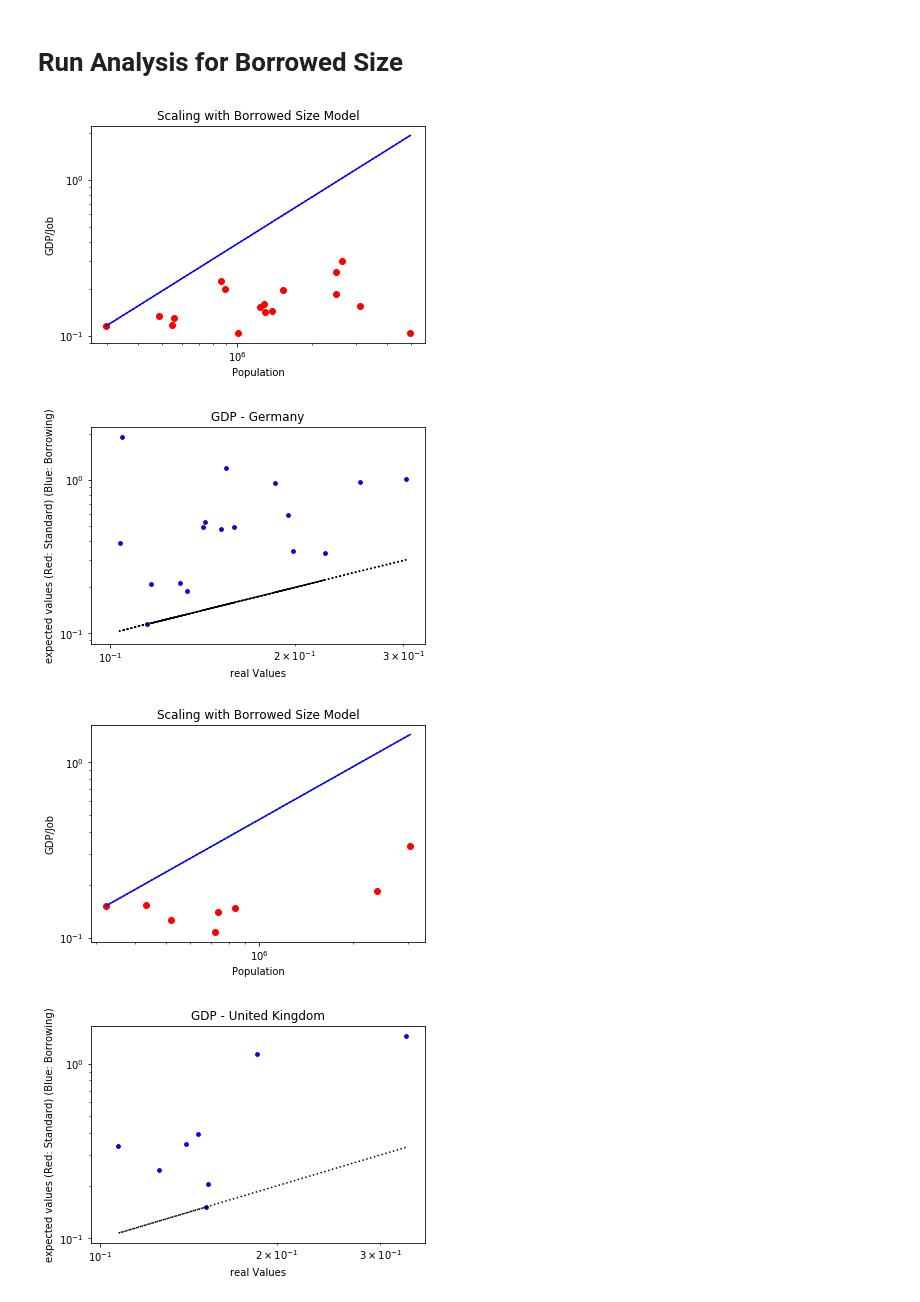
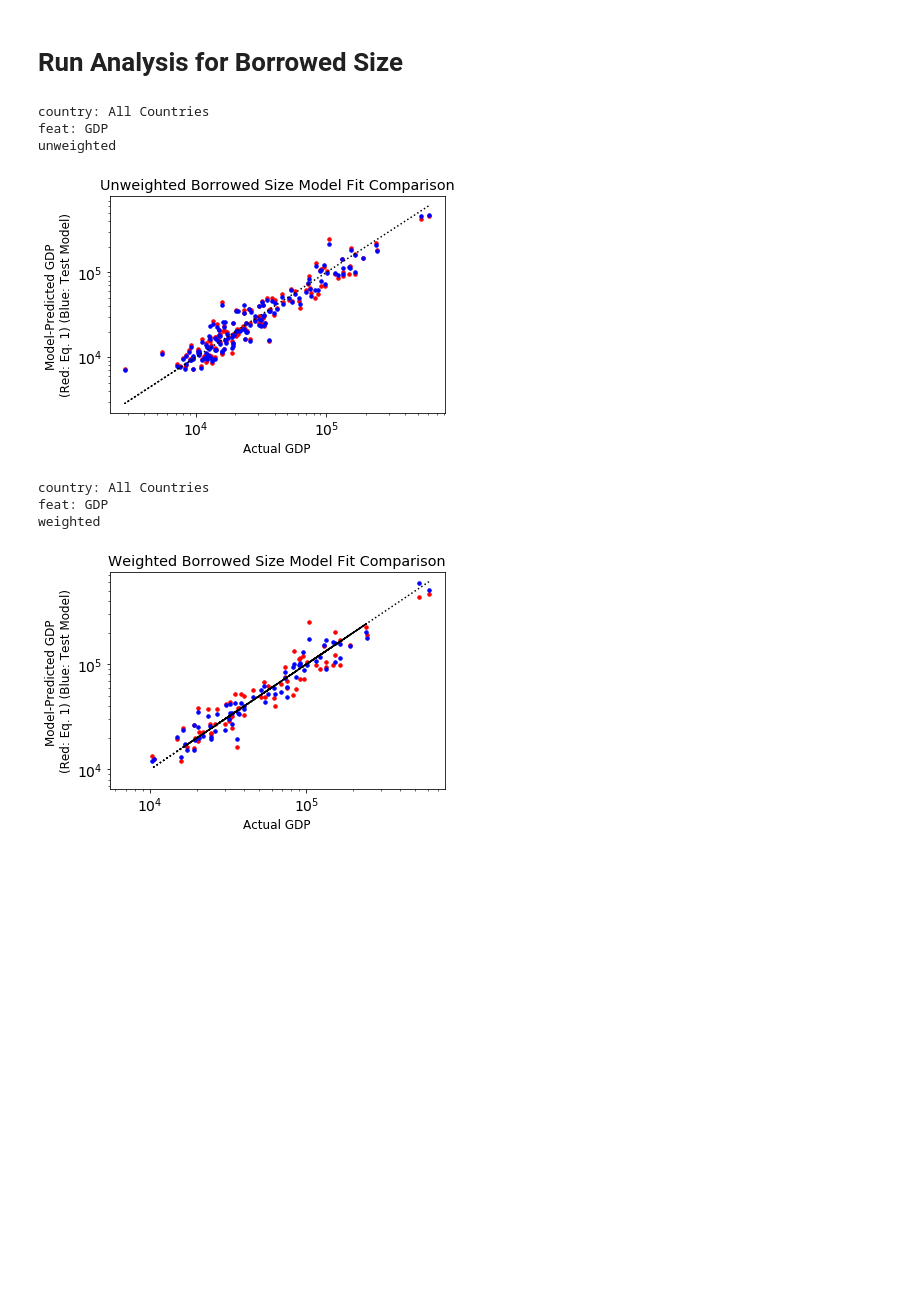
Before and after one commit to jjackson12/globCities, a Jupyter notebook: Borrowed Size Model Testing.ipynb, the cells around one changed output. Drawn from its saved outputs; the diff is of its cells as text; code cells hidden in the pictures; blank space fills up the shorter version.

```diff
--- a/Borrowed Size Model Testing.ipynb
+++ b/Borrowed Size Model Testing.ipynb
@@ -233,6 +232,11 @@ def get_R2_sum(par1,par2,paramfits,data,dataVals):
 #    data[country]["GDP/Job*Pop"]=data[country]["GDP/Job"]*data[country]["Population"]
 #    #data
 #feats = ["GDP/Job*Pop"]
+# %%
+# aesthetic parameteres
+plt.rc('xtick', labelsize=14)
+plt.rc('ytick', labelsize=14)
+plt.rcParams.update({'font.size': 12})
 # %% [markdown]
 # Run Analysis for Full Externalities
 # %%
@@ -252,7 +256,7 @@ mini = {}
 fitdeltaPrime = False
 run_param_uncertainties = False
 
-for modelType in ["Visiting"]:# ["Visiting","Institutional","Visiting + Institutional"]:
+for modelType in ["Visiting + Institutional"]:# ["Visiting","Institutional","Visiting + Institutional"]:
 
     paramsList = ["n","BIC difference","AIC difference","Avg Local Term","Avg Visiting Term","Avg Institutional Term","Delta (Standard)","Delta (Test Model)"]
 
@@ -606,11 +610,12 @@ for modelType in ["Visiting"]:# ["Visiting","Institutional","Visiting + Institut
             ax.plot(featVals,featVals,    ':k')
 
 
-            xLbl = "real Values"
-            yLbl = "expected values (Red: Standard) (Blue: Test Model)"
+            xLbl = "Actual GDP"
+            yLbl = "Model-Predicted GDP \n(Red: Eq. 1) (Blue: Test Model)"
             plt.xlabel(xLbl)
             plt.ylabel(yLbl)
-            ttl = feat+ " - "+country + " - "+modelType
+#             ttl = feat+ " - "+country + " - "+modelType
+            ttl = "Network Production Model Fit Comparison"
             plt.title(ttl)
             plt.show()
             #plt.savefig(outName)
@@ -670,7 +675,7 @@ for modelType in ["Visiting"]:# ["Visiting","Institutional","Visiting + Institut
 
         outName = outDir + "fitParams_"+feat+"_"+modelType+"_"+years+".csv"
 
-        #retParams[feat].dropna(how='all').to_csv(outName)
+#         retParams[feat].dropna(how='all').to_csv(outName)
 
 
 #print(str(retParams))
@@ -789,6 +765,15 @@ for useConns in [False,True]:
             dataToPull = ["Population",feat,exPop]
             if useConnsInBorrow:
                 dataToPull = dataToPull + list(connectivityTags.keys())
+
+
+            print("country:",country)
+            print("feat:",feat)
+            if useConns:
+                print("weighted")
+            else:
+                print("unweighted")
+
 
             plotData = getDataFromList(data,countryList,dataToPull)
 
@@ -871,22 +856,22 @@ for useConns in [False,True]:
             #outName = outDir + "/AllCountries_" + feat+ "_Connectivity"
             # TODO: Put Alphas on plots
             # TODO: Label lines
-            plt.figure(outName)
+#             plt.figure(outName)
 
-            plt.loglog(pop,featVals, 'ro')
-            x_space = pop# np.linspace(np.min(pop),np.max(pop),len(pop))
-            plt.loglog(x_space, plotBorrow, ':k')
-            plt.loglog(x_space, plotStandard, '-b')
-            xLbl = "Population"
-            yLbl = feat
-            plt.xlabel(xLbl)
-            plt.ylabel(yLbl)
-            ttl = "Scaling with Borrowed Size Model"
-            plt.title(ttl)
-            plt.show()
+#             plt.loglog(pop,featVals, 'ro')
+#             x_space = pop# np.linspace(np.min(pop),np.max(pop),len(pop))
+#             plt.loglog(x_space, plotBorrow, ':k')
+#             plt.loglog(x_space, plotStandard, '-b')
+#             xLbl = "Population"
+#             yLbl = feat
+#             plt.xlabel(xLbl)
+#             plt.ylabel(yLbl)
+#             ttl = "Scaling with Borrowed Size Model"
+#             plt.title(ttl)
+#             plt.show()
 
-            #plt.savefig(outName)
-            plt.close()
+#             #plt.savefig(outName)
+#             plt.close()
 
 
 
@@ -912,11 +897,15 @@ for useConns in [False,True]:
             ax.plot(featVals,featVals,    ':k')
 
 
-            xLbl = "real Values"
-            yLbl = "expected values (Red: Standard) (Blue: Borrowing)"
+            xLbl = "Actual GDP"
+            yLbl = "Model-Predicted GDP \n(Red: Eq. 1) (Blue: Test Model)"
             plt.xlabel(xLbl)
             plt.ylabel(yLbl)
-            ttl = feat+ " - "+country
+#             ttl = feat+ " - "+country + " - "+modelType
+            if useConns:
+                ttl = "Weighted Borrowed Size Model Fit Comparison"
+            else:
+                ttl = "Unweighted Borrowed Size Model Fit Comparison"
             plt.title(ttl)
             plt.show()
             #plt.savefig(outName)
@@ -942,34 +931,38 @@ for useConns in [False,True]:
             alphaName = "Alpha"
             newaicName = "AIC difference"
             newbicName = "BIC difference"
             newBetaName = "Beta ("+connTag+"Borrowed Size)"
 
             standardBetaName = "Beta (Standard)"
 
             retParams[feat][alphaName][country] = round(1/borrowedParams["Alpha"])
             retParams[feat][newaicName][country] = round((aicNoBorrowed-aicWithBorrowed),2)
             retParams[feat][newbicName][country] = round((bicNoBorrowed-bicWithBorrowed),2)
             retParams[feat][newBetaName][country] = round(borrowedParams["Beta"].value,2)
 
             retParams[feat][standardBetaName][country] = round(standardParams["Beta"].value,2)
 
             retParams[feat]["n"][country] = len(pop)
 
 
         outName = outDir + "fitParams_"+feat+"_"+connTag+"_"+years+".csv"
 
         retParams[feat].dropna(how='all').to_csv(outName)
 
 
 
 
 #print(str(retParams))
 #with pd.ExcelWriter("Figures/BorrowedSizeModeling/fitParameters.xls") as writer:
 #    for feat in feats:
 #        if feat in retParams.keys():
 #            retParams[feat].dropna(how='all').to_excel(writer,sheet_name=feat)
 # %% [output]
+country: All Countries
+feat: GDP
+unweighted
-[figure, old version]
+[figure, new version]
+country: All Countries
+feat: GDP
+weighted
-[figure, old version]
+[figure, new version]
-[figure, removed]
-[figure, removed]
```
Also changed, not shown: parts of 3 cells of this notebook, 9 other files.
